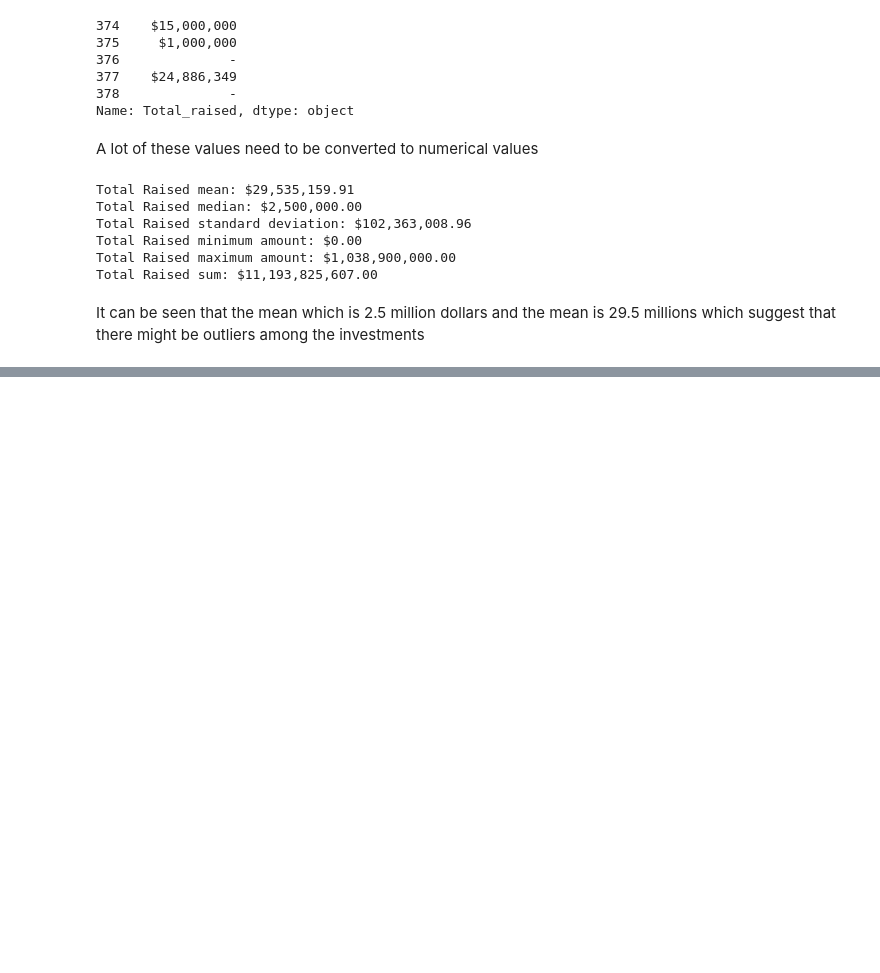
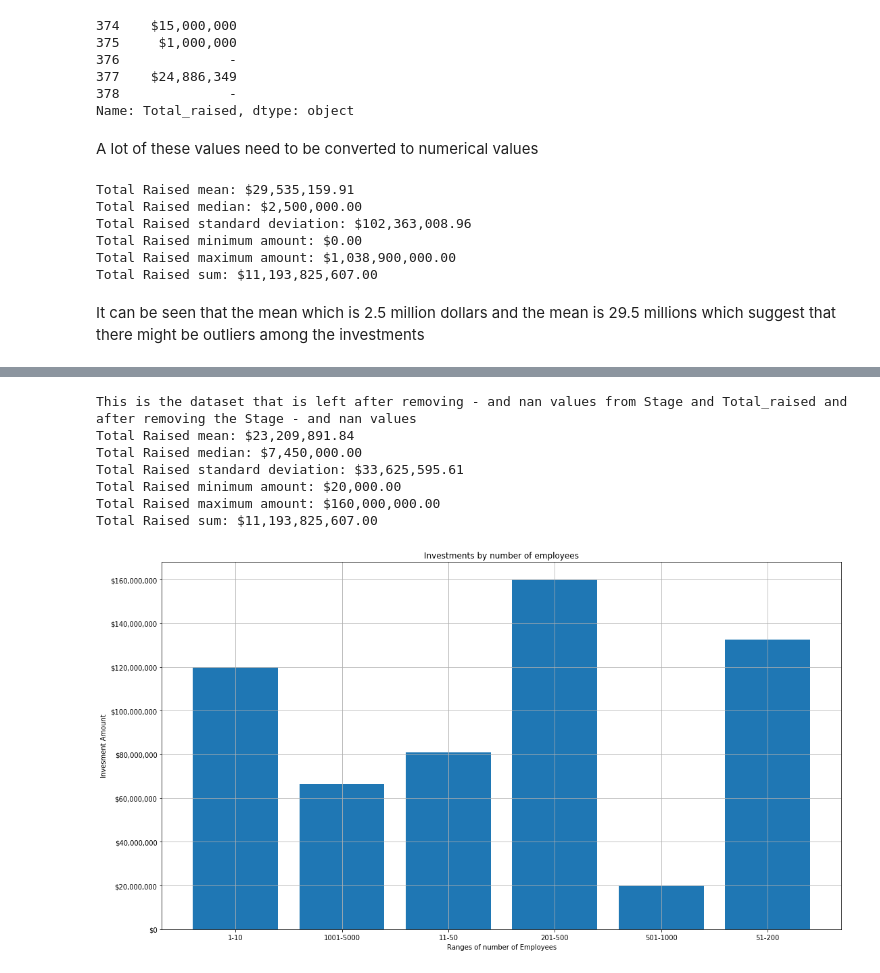
Before and after one commit to edantonio505/research_fail_startups, a Jupyter notebook: Startups Analysis Project.ipynb, the cells around one changed output, grey strips where cells are left out. Drawn from its saved outputs; the diff is of its cells as text; code cells hidden in the pictures; blank space fills up the shorter version.

Commit message:
Analyzing data from angelist

```diff
--- a/Startups Analysis Project.ipynb
+++ b/Startups Analysis Project.ipynb
@@ -324,0 +383,34 @@ Name: Total_raised, Length: 379, dtype: float64
+# %%
+# Get rid of companies that have more than a billion dollars in investments
+angelco_df_no_outliers = angelco_df
+company_1_10_with_billion = (angelco_df_no_outliers['Employees'] == "1-10" ) & (angelco_df_no_outliers["Total_raised"] >= 1000000000)
+angelco_df_no_outliers = angelco_df_no_outliers.loc[~company_1_10_with_billion]
+angelco_df_no_outliers = angelco_df_no_outliers.loc[angelco_df_no_outliers['Employees'].apply(remove_non_values)]
+# How many companies have invesments over 400 millions?
+angelco_df_no_outliers = angelco_df_no_outliers.loc[~(angelco_df_no_outliers["Total_raised"] > 400000000)]
+angelco_df_no_outliers.sort_values(by=['Total_raised'], inplace=True)
+angelco_df_no_outliers = angelco_df_no_outliers.loc[angelco_df_no_outliers["Total_raised"] > 0]
+angelco_df_no_outliers = angelco_df_no_outliers.loc[angelco_df_no_outliers["Stage"].apply(remove_non_values)]
+# %%
+print("This is the dataset that is left after removing - and nan values from Stage and Total_raised and after removing the Stage - and nan values")
+get_statistical_description(angelco_df_no_outliers, "Total_raised")
+
+
+plot_data(
+    angelco_df_no_outliers,
+    "Employees",
+    "Total_raised",
+    xlabel = "Ranges of number of Employees",
+    ylabel = "Invesment Amount",
+    title = "Investments by number of employees",
+    dollars = True
+)
+# %% [output]
+This is the dataset that is left after removing - and nan values from Stage and Total_raised and after removing the Stage - and nan values
+Total Raised mean: $23,209,891.84
+Total Raised median: $7,450,000.00
+Total Raised standard deviation: $33,625,595.61
+Total Raised minimum amount: $20,000.00
+Total Raised maximum amount: $160,000,000.00
+Total Raised sum: $11,193,825,607.00
+[figure, added]
```
Also changed, not shown: parts of 20 cells of this notebook.
